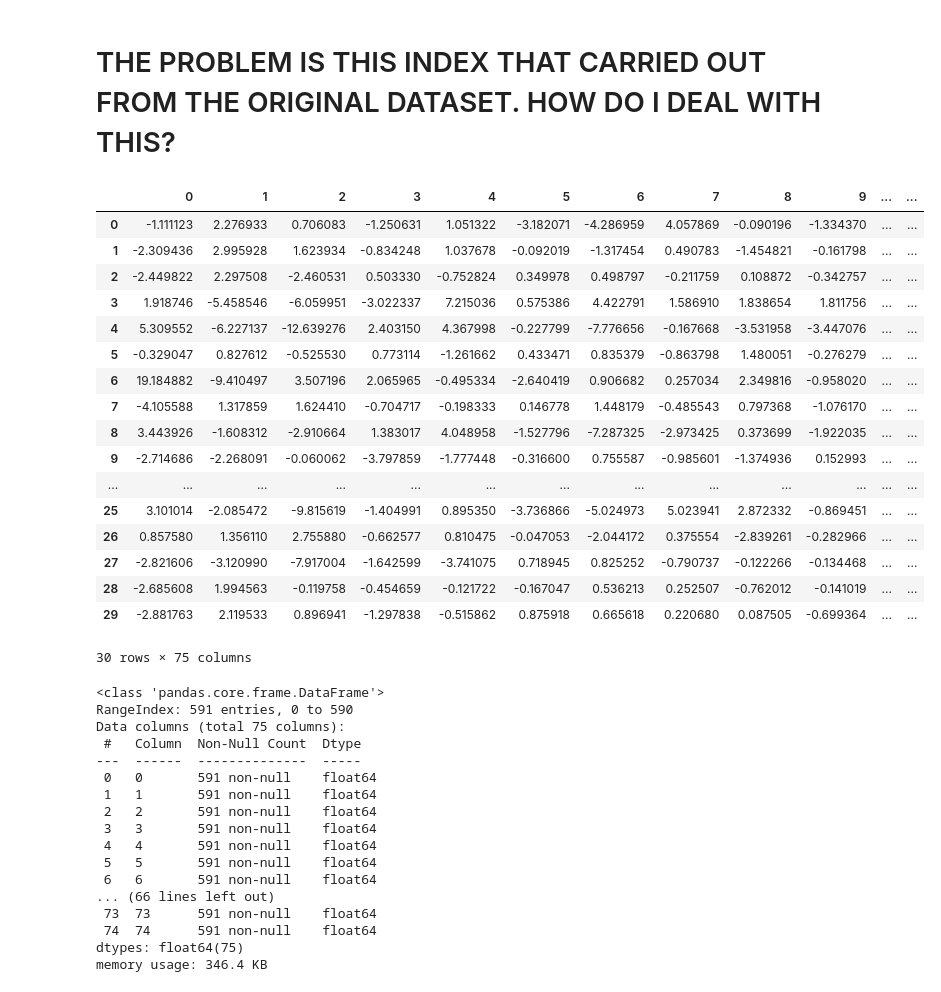
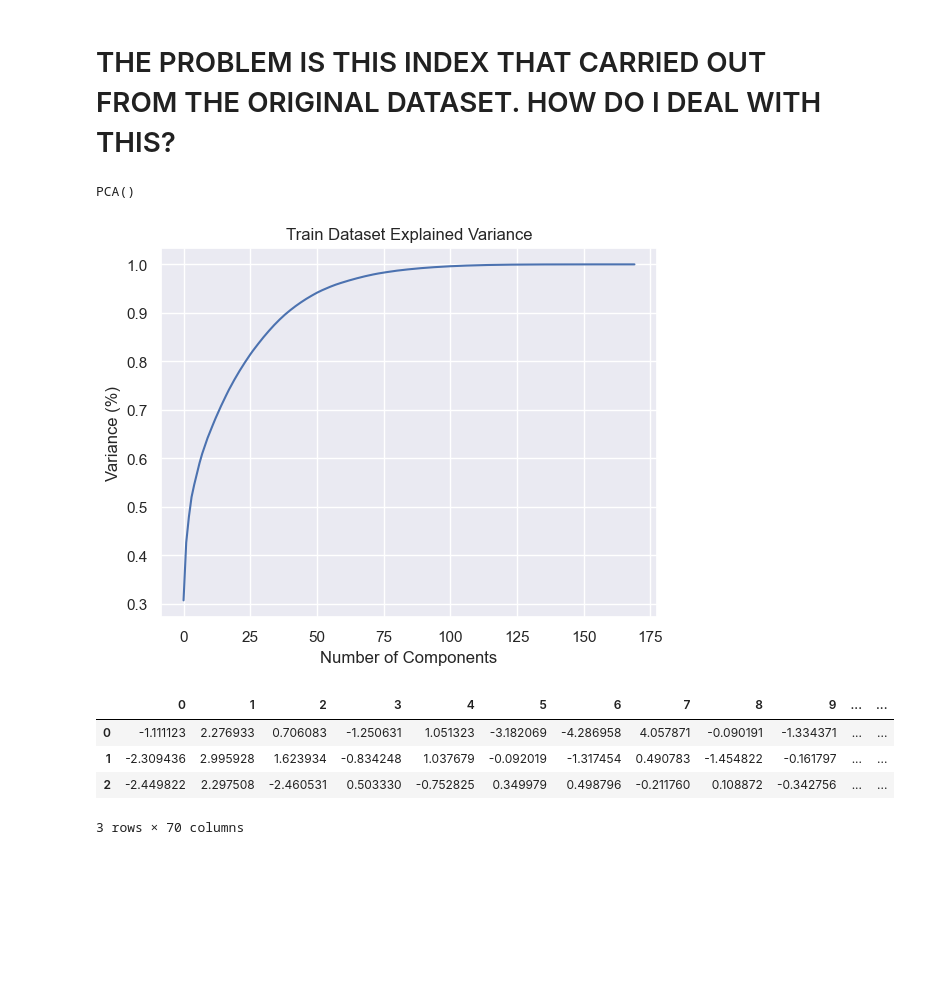
Before and after one commit to izazaka/Data, a Jupyter notebook: CA1_TEST1.ipynb, the cells around one changed output. Drawn from its saved outputs; the diff is of its cells as text; code cells hidden in the pictures; blank space fills up the shorter version.

```diff
--- a/CA1_TEST1.ipynb
+++ b/CA1_TEST1.ipynb
@@ -138,3 +128,5 @@ ca1_class.head(3)
 | 16 | 0 |
 | 179 | 0 |
 | 225 | 0 |
+# %%
+ca1_class.reset_index(inplace = True)
@@ -140,0 +140,2 @@ ca1_class.head(3)
+# %%
+ca1_class.drop(["index"], axis = 1, inplace = True)
@@ -195,51 +208,33 @@ y.head(30)
 sc = StandardScaler()
 
 X_scaled = sc.fit_transform(X)
+# %%
+pca = PCA()
+
+pca.fit(X_scaled)
+# %% [output]
+PCA()
+# %%
+plt.figure()
+plt.plot(np.cumsum(pca.explained_variance_ratio_))
+plt.xlabel("Number of Components")
+plt.ylabel("Variance (%)")
+plt.title("Train Dataset Explained Variance")
+plt.show()
+# %% [output]
+[figure, added]
 # %%
-pca = PCA(n_components = 75)
+pca = PCA(n_components = 70)
 
 ca1_pca = pca.fit_transform(X_scaled)
 # %%
 ca1_pca = pd.DataFrame(ca1_pca)
 
-ca1_pca.head(30)
+ca1_pca.head(3)
 # %% [output]
 |  | 0 | 1 | 2 | 3 | 4 | 5 | 6 | 7 | 8 | 9 | ... | ... |
-| 0 | -1.111123 | 2.276933 | 0.706083 | -1.250631 | 1.051322 | -3.182071 | -4.286959 | 4.057869 | -0.090196 | -1.334370 | ... | ... |
-| 1 | -2.309436 | 2.995928 | 1.623934 | -0.834248 | 1.037678 | -0.092019 | -1.317454 | 0.490783 | -1.454821 | -0.161798 | ... | ... |
-| 2 | -2.449822 | 2.297508 | -2.460531 | 0.503330 | -0.752824 | 0.349978 | 0.498797 | -0.211759 | 0.108872 | -0.342757 | ... | ... |
-| 3 | 1.918746 | -5.458546 | -6.059951 | -3.022337 | 7.215036 | 0.575386 | 4.422791 | 1.586910 | 1.838654 | 1.811756 | ... | ... |
-| 4 | 5.309552 | -6.227137 | -12.639276 | 2.403150 | 4.367998 | -0.227799 | -7.776656 | -0.167668 | -3.531958 | -3.447076 | ... | ... |
-| 5 | -0.329047 | 0.827612 | -0.525530 | 0.773114 | -1.261662 | 0.433471 | 0.835379 | -0.863798 | 1.480051 | -0.276279 | ... | ... |
-| 6 | 19.184882 | -9.410497 | 3.507196 | 2.065965 | -0.495334 | -2.640419 | 0.906682 | 0.257034 | 2.349816 | -0.958020 | ... | ... |
-| 7 | -4.105588 | 1.317859 | 1.624410 | -0.704717 | -0.198333 | 0.146778 | 1.448179 | -0.485543 | 0.797368 | -1.076170 | ... | ... |
-| 8 | 3.443926 | -1.608312 | -2.910664 | 1.383017 | 4.048958 | -1.527796 | -7.287325 | -2.973425 | 0.373699 | -1.922035 | ... | ... |
-| 9 | -2.714686 | -2.268091 | -0.060062 | -3.797859 | -1.777448 | -0.316600 | 0.755587 | -0.985601 | -1.374936 | 0.152993 | ... | ... |
-| ... | ... | ... | ... | ... | ... | ... | ... | ... | ... | ... | ... | ... |
-| 25 | 3.101014 | -2.085472 | -9.815619 | -1.404991 | 0.895350 | -3.736866 | -5.024973 | 5.023941 | 2.872332 | -0.869451 | ... | ... |
-| 26 | 0.857580 | 1.356110 | 2.755880 | -0.662577 | 0.810475 | -0.047053 | -2.044172 | 0.375554 | -2.839261 | -0.282966 | ... | ... |
-| 27 | -2.821606 | -3.120990 | -7.917004 | -1.642599 | -3.741075 | 0.718945 | 0.825252 | -0.790737 | -0.122266 | -0.134468 | ... | ... |
-| 28 | -2.685608 | 1.994563 | -0.119758 | -0.454659 | -0.121722 | -0.167047 | 0.536213 | 0.252507 | -0.762012 | -0.141019 | ... | ... |
-| 29 | -2.881763 | 2.119533 | 0.896941 | -1.297838 | -0.515862 | 0.875918 | 0.665618 | 0.220680 | 0.087505 | -0.699364 | ... | ... |
+| 0 | -1.111123 | 2.276933 | 0.706083 | -1.250631 | 1.051323 | -3.182069 | -4.286958 | 4.057871 | -0.090191 | -1.334371 | ... | ... |
+| 1 | -2.309436 | 2.995928 | 1.623934 | -0.834248 | 1.037679 | -0.092019 | -1.317454 | 0.490783 | -1.454822 | -0.161797 | ... | ... |
+| 2 | -2.449822 | 2.297508 | -2.460531 | 0.503330 | -0.752825 | 0.349979 | 0.498796 | -0.211760 | 0.108872 | -0.342756 | ... | ... |
-30 rows × 75 columns
+3 rows × 70 columns
-# %%
-ca1_pca.info()
-# %% [output]
-<class 'pandas.core.frame.DataFrame'>
-RangeIndex: 591 entries, 0 to 590
-Data columns (total 75 columns):
- #   Column  Non-Null Count  Dtype
----  ------  --------------  -----
- 0   0       591 non-null    float64
- 1   1       591 non-null    float64
- 2   2       591 non-null    float64
- 3   3       591 non-null    float64
- 4   4       591 non-null    float64
- 5   5       591 non-null    float64
- 6   6       591 non-null    float64
-... (66 lines left out)
- 73  73      591 non-null    float64
- 74  74      591 non-null    float64
-dtypes: float64(75)
-memory usage: 346.4 KB
 # %%
```
Also changed, not shown: parts of 30 cells of this notebook, 2 other files.
